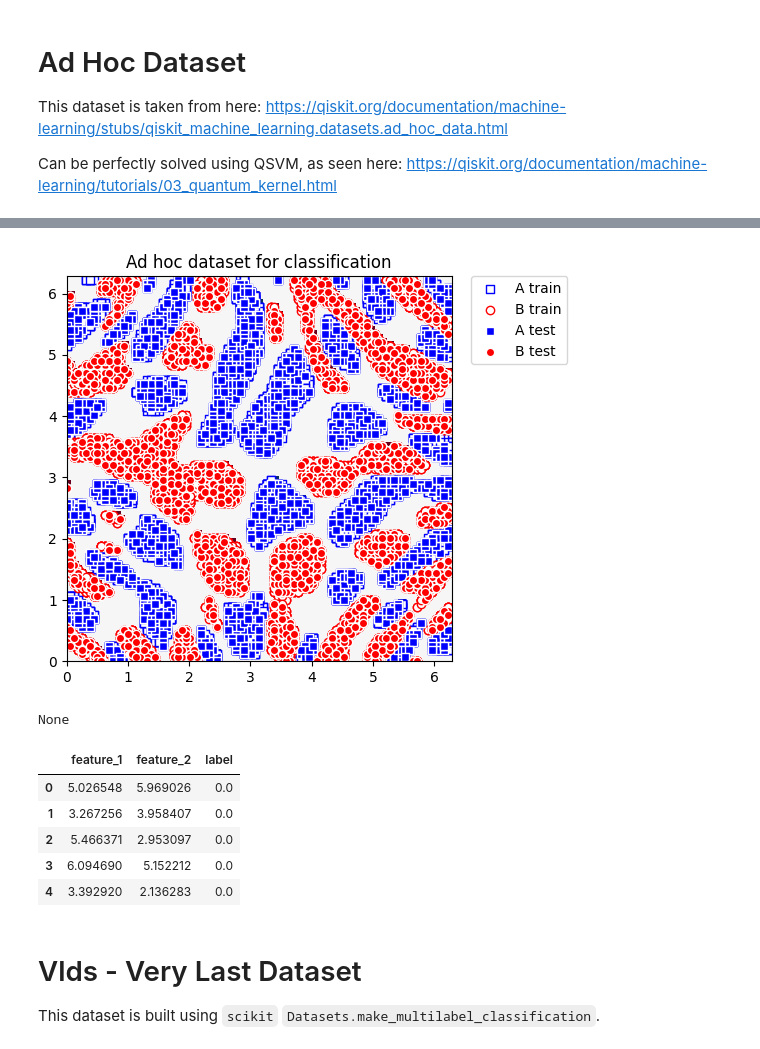
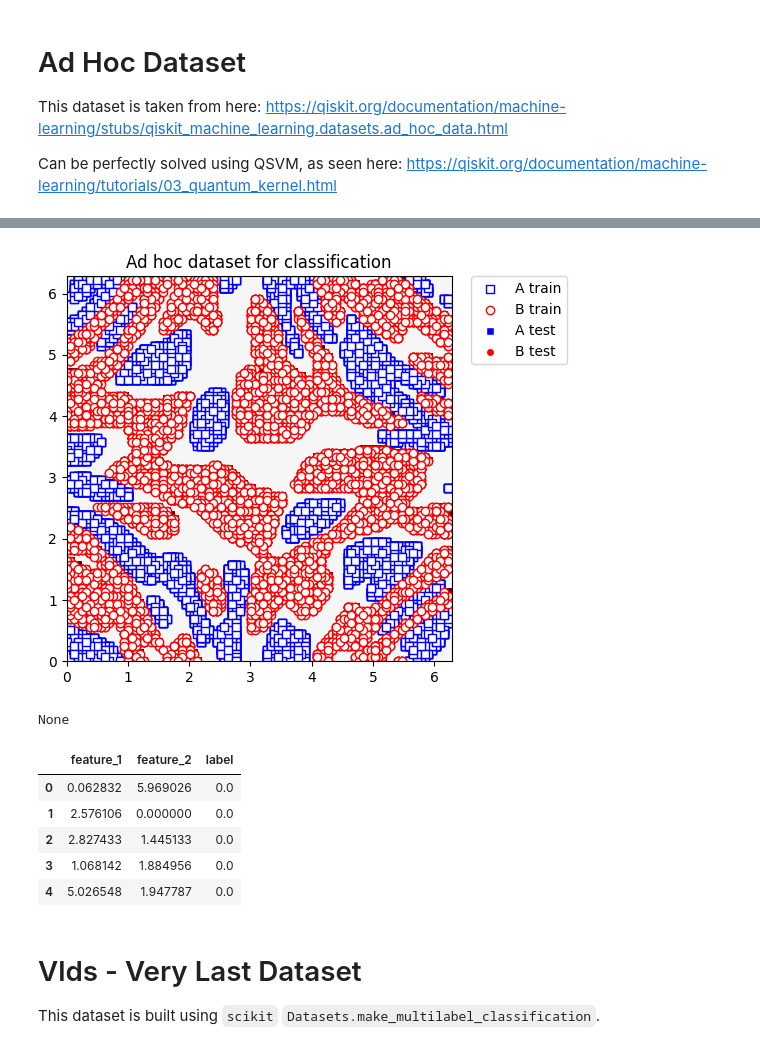
Before and after one commit to CoffeAddiict/QI_Project, a Jupyter notebook: datasets.ipynb, the cells around one changed output, grey strips where cells are left out. Drawn from its saved outputs; the diff is of its cells as text; code cells hidden in the pictures.

```diff
--- a/datasets.ipynb
+++ b/datasets.ipynb
@@ -220,8 +220,8 @@ from qiskit_machine_learning.datasets import ad_hoc_data
 #sample size 10000
 adhoc_dimension = 2 #number of qubits (dimension of the feature space, must be 2 or 3!, read the links)
 train_features, train_labels, test_features, test_labels, adhoc_total = ad_hoc_data(
-    training_size=7500,
-    test_size=2500,
+    training_size=10000,
+    test_size=0,
     n=adhoc_dimension,
     gap=0.3,
     plot_data=False,
@@ -256,41 +256,41 @@ plt.scatter(
     edgecolors="r",
     label="B train",
 )
 plt.scatter(
     test_features[np.where(test_labels[:] == 0), 0],
     test_features[np.where(test_labels[:] == 0), 1],
     marker="s",
     facecolors="b",
     edgecolors="w",
     label="A test",
 )
 plt.scatter(
     test_features[np.where(test_labels[:] == 1), 0],
     test_features[np.where(test_labels[:] == 1), 1],
     marker="o",
     facecolors="r",
     edgecolors="w",
     label="B test",
 )
 
 plt.legend(bbox_to_anchor=(1.05, 1), loc="upper left", borderaxespad=0.0)
 plt.title("Ad hoc dataset for classification")
 display(plt.show())
 
 
 df =  pd.DataFrame(data=np.concatenate((train_features, np.array([train_labels]).T), axis=1),
                      columns= ['feature_1','feature_2','label'])
 display(df.head())
 df.to_csv(datasets_path+'/adhoc_10000.csv')
 # %% [output]
-[figure, old version]
+[figure, new version]
 None
 |  | feature_1 | feature_2 | label |
-| 0 | 5.026548 | 5.969026 | 0.0 |
-| 1 | 3.267256 | 3.958407 | 0.0 |
-| 2 | 5.466371 | 2.953097 | 0.0 |
-| 3 | 6.094690 | 5.152212 | 0.0 |
-| 4 | 3.392920 | 2.136283 | 0.0 |
+| 0 | 0.062832 | 5.969026 | 0.0 |
+| 1 | 2.576106 | 0.000000 | 0.0 |
+| 2 | 2.827433 | 1.445133 | 0.0 |
+| 3 | 1.068142 | 1.884956 | 0.0 |
+| 4 | 5.026548 | 1.947787 | 0.0 |
 # %% [markdown]
 # Vlds - Very Last Dataset
 
```
Also changed, not shown: parts of 2 cells of this notebook, 2 other files.
